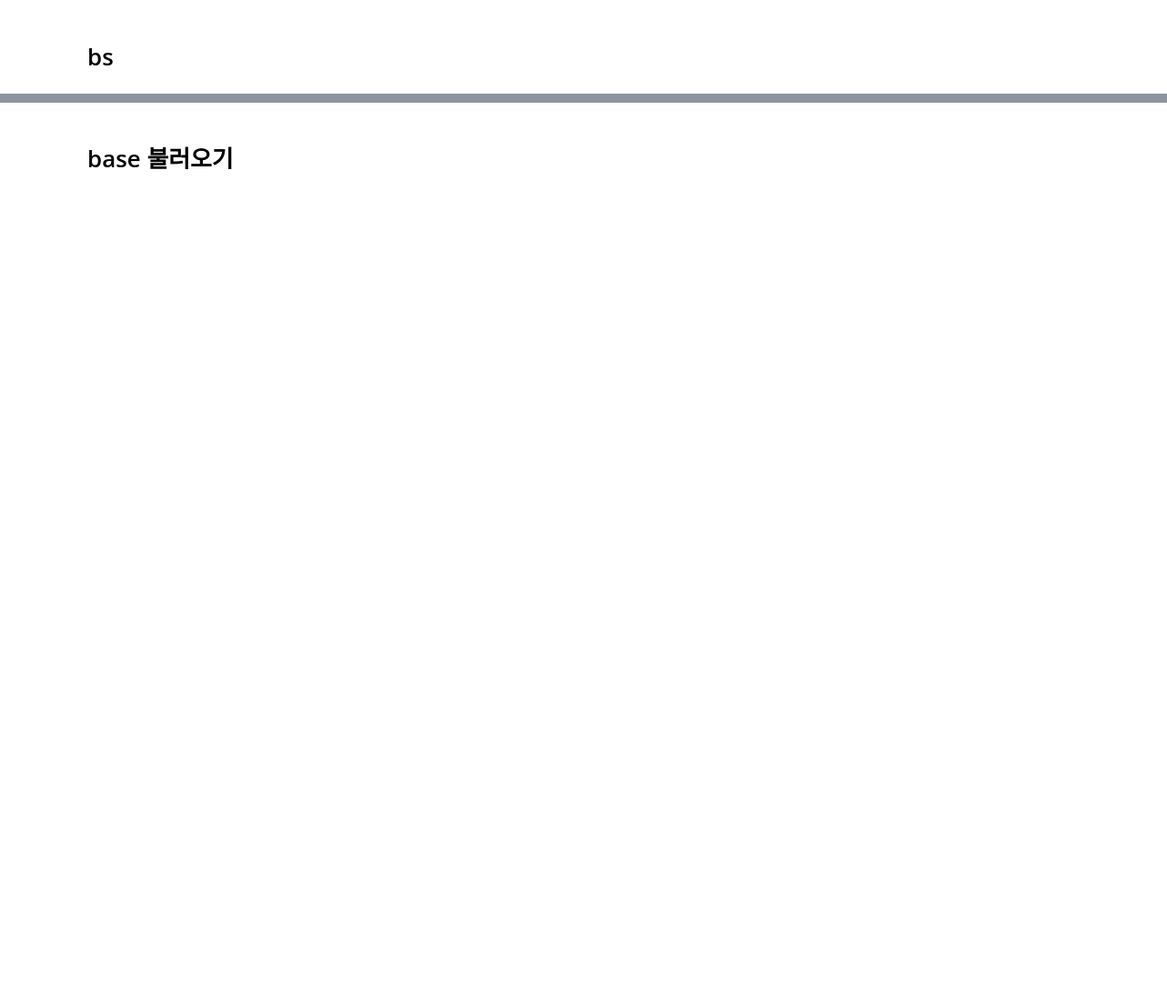
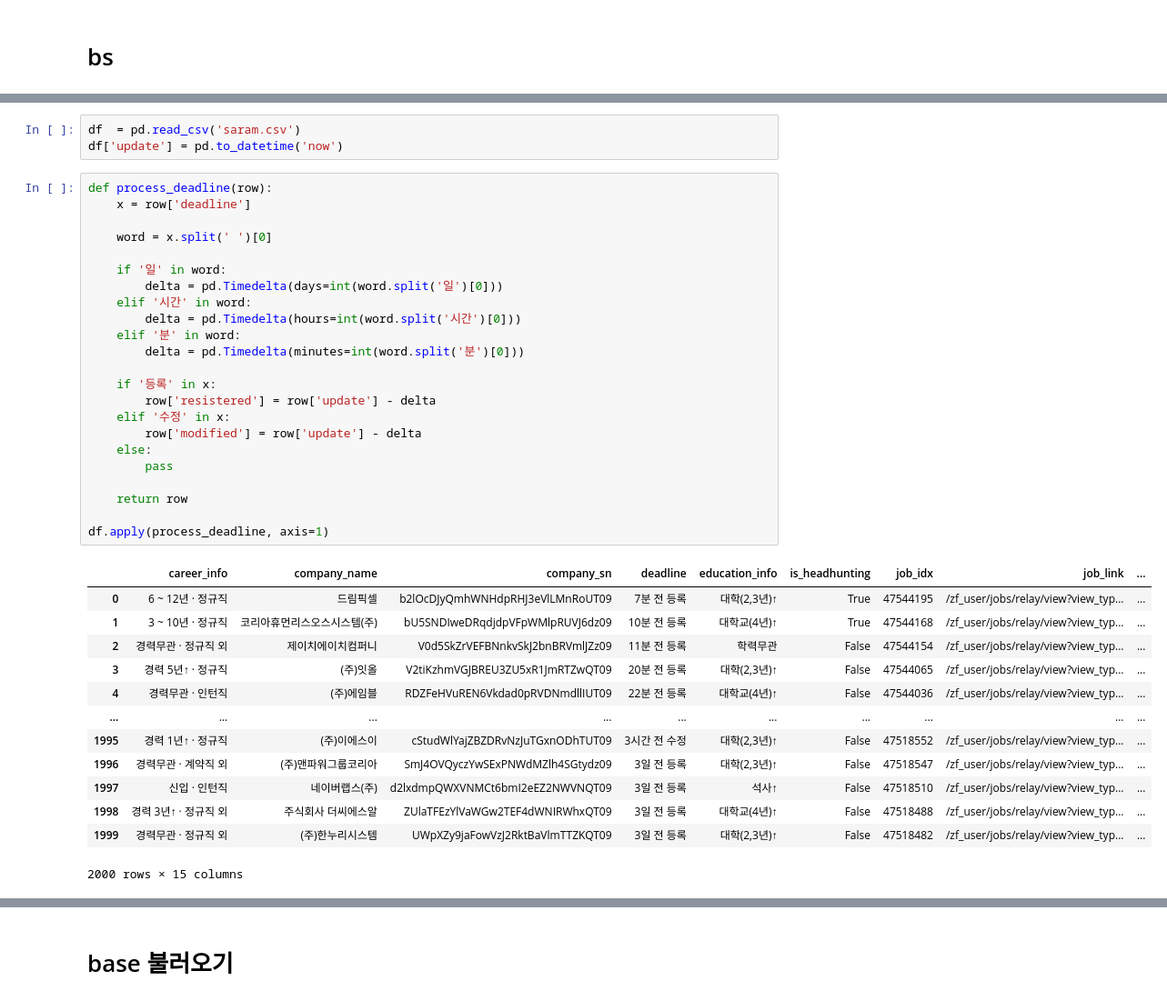
Before and after one commit to soljeong/recruit-scraper, a Jupyter notebook: scrape_rec.ipynb, the cells around one changed output, grey strips where cells are left out. Shown at 91% size. Cells and saved outputs as stored; diff of their text form; blank space fills up the shorter version.

```diff
--- a/scrape_rec.ipynb
+++ b/scrape_rec.ipynb
@@ -37,0 +44,40 @@ df.to_csv('saram.csv', index=False)
+# %%
+df  = pd.read_csv('saram.csv')
+df['update'] = pd.to_datetime('now')
+# %%
+def process_deadline(row):
+    x = row['deadline']
+
+    word = x.split(' ')[0]
+
+    if '일' in word:
+        delta = pd.Timedelta(days=int(word.split('일')[0]))
+    elif '시간' in word:
+        delta = pd.Timedelta(hours=int(word.split('시간')[0]))
+    elif '분' in word:
+        delta = pd.Timedelta(minutes=int(word.split('분')[0]))
+
+    if '등록' in x:
+        row['resistered'] = row['update'] - delta
+    elif '수정' in x:
+        row['modified'] = row['update'] - delta
+    else:
+        pass
+
+    return row
+
+df.apply(process_deadline, axis=1)
+# %% [output]
+|  | career_info | company_name | company_sn | deadline | education_info | is_headhunting | job_idx | job_link | ... |
+| 0 | 6 ~ 12년 · 정규직 | 드림픽셀 | b2lOcDJyQmhWNHdpRHJ3eVlLMnRoUT09 | 7분 전 등록 | 대학(2,3년)↑ | True | 47544195 | /zf_user/jobs/relay/view?view_typ... | ... |
+| 1 | 3 ~ 10년 · 정규직 | 코리아휴먼리스오스시스템(주) | bU5SNDIweDRqdjdpVFpWMlpRUVJ6dz09 | 10분 전 등록 | 대학교(4년)↑ | True | 47544168 | /zf_user/jobs/relay/view?view_typ... | ... |
+| 2 | 경력무관 · 정규직 외 | 제이치에이치컴퍼니 | V0d5SkZrVEFBNnkvSkJ2bnBRVmlJZz09 | 11분 전 등록 | 학력무관 | False | 47544154 | /zf_user/jobs/relay/view?view_typ... | ... |
+| 3 | 경력 5년↑ · 정규직 | (주)잇올 | V2tiKzhmVGJBREU3ZU5xR1JmRTZwQT09 | 20분 전 등록 | 대학(2,3년)↑ | False | 47544065 | /zf_user/jobs/relay/view?view_typ... | ... |
+| 4 | 경력무관 · 인턴직 | (주)에임블 | RDZFeHVuREN6Vkdad0pRVDNmdllIUT09 | 22분 전 등록 | 대학교(4년)↑ | False | 47544036 | /zf_user/jobs/relay/view?view_typ... | ... |
+| ... | ... | ... | ... | ... | ... | ... | ... | ... | ... |
+| 1995 | 경력 1년↑ · 정규직 | (주)이에스이 | cStudWlYajZBZDRvNzJuTGxnODhTUT09 | 3시간 전 수정 | 대학(2,3년)↑ | False | 47518552 | /zf_user/jobs/relay/view?view_typ... | ... |
+| 1996 | 경력무관 · 계약직 외 | (주)맨파워그룹코리아 | SmJ4OVQyczYwSExPNWdMZlh4SGtydz09 | 3일 전 등록 | 대학(2,3년)↑ | False | 47518547 | /zf_user/jobs/relay/view?view_typ... | ... |
+| 1997 | 신입 · 인턴직 | 네이버랩스(주) | d2lxdmpQWXVNMCt6bmI2eEZ2NWVNQT09 | 3일 전 등록 | 석사↑ | False | 47518510 | /zf_user/jobs/relay/view?view_typ... | ... |
+| 1998 | 경력 3년↑ · 정규직 외 | 주식회사 더씨에스알 | ZUlaTFEzYlVaWGw2TEF4dWNIRWhxQT09 | 3일 전 등록 | 대학교(4년)↑ | False | 47518488 | /zf_user/jobs/relay/view?view_typ... | ... |
+| 1999 | 경력무관 · 정규직 외 | (주)한누리시스템 | UWpXZy9jaFowVzJ2RktBaVlmTTZKQT09 | 3일 전 등록 | 대학(2,3년)↑ | False | 47518482 | /zf_user/jobs/relay/view?view_typ... | ... |
+2000 rows × 15 columns
```
Also changed, not shown: parts of 4 cells of this notebook.
